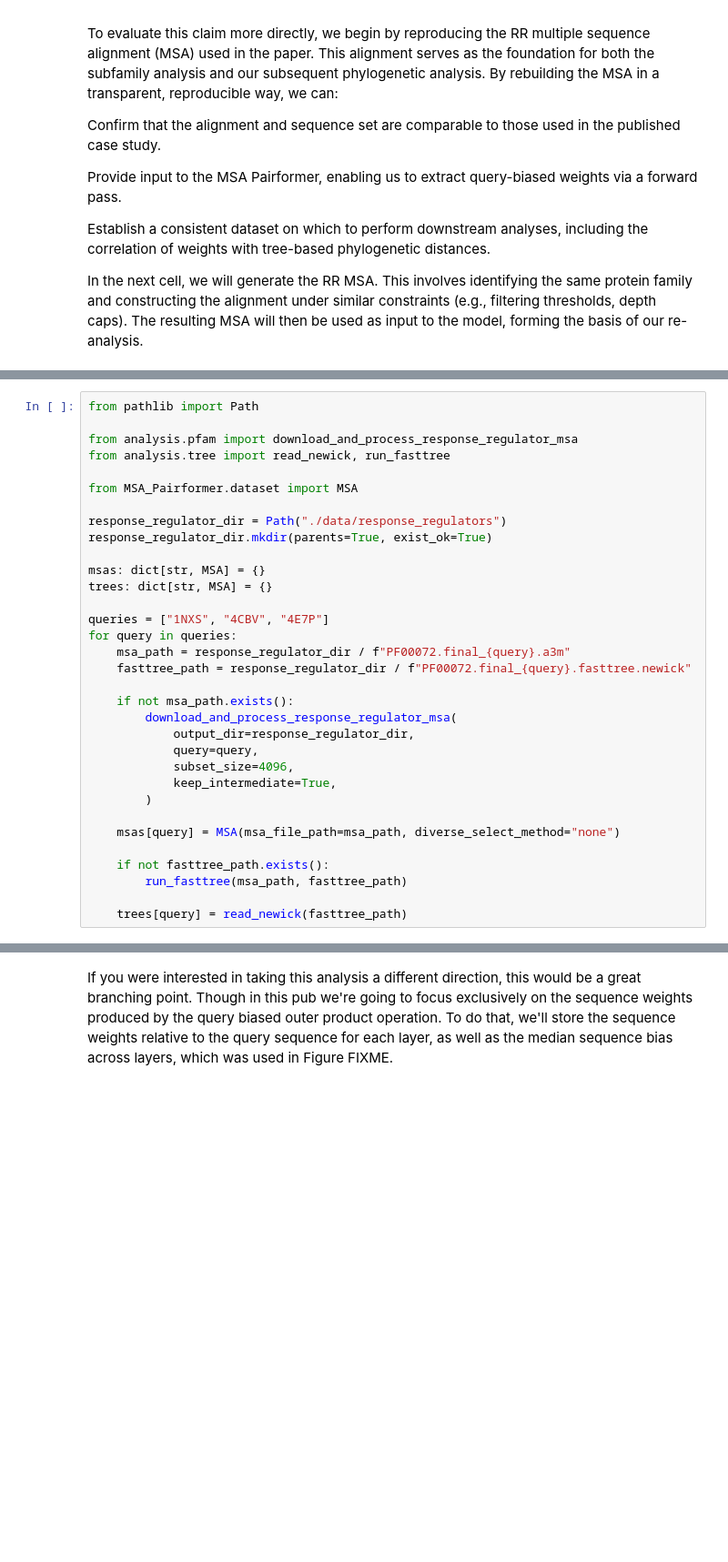
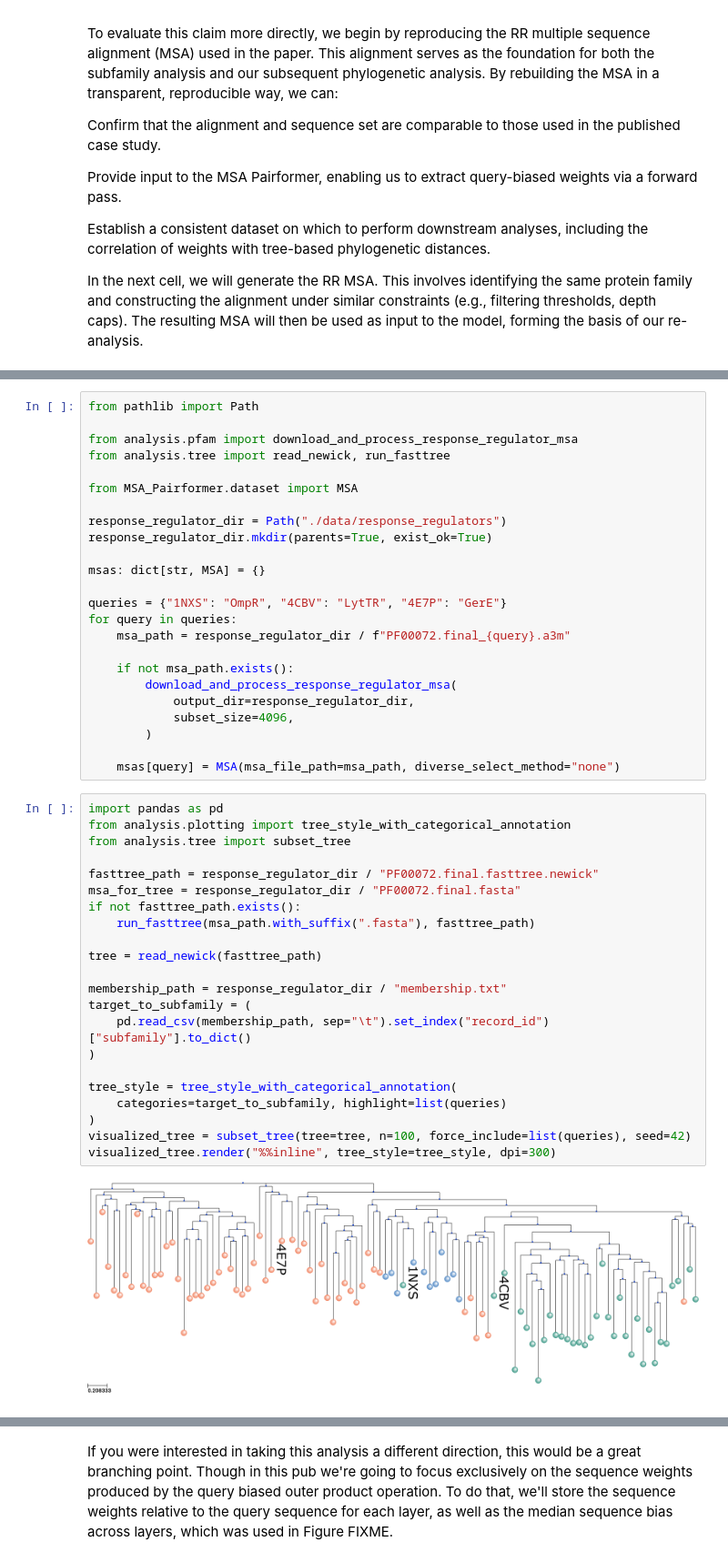
Before and after one commit to Arcadia-Science/2025-phylogenetic-analysis-of-msa-pairformer, a Jupyter notebook: index.ipynb, the cells around one changed output, grey strips where cells are left out. Shown at 91% size. Drawn from its saved outputs; the diff is of its cells as text; blank space fills up the shorter version.

```diff
--- a/index.ipynb
+++ b/index.ipynb
@@ -54,27 +60,42 @@ response_regulator_dir = Path("./data/response_regulators")
 response_regulator_dir.mkdir(parents=True, exist_ok=True)
 
 msas: dict[str, MSA] = {}
-trees: dict[str, MSA] = {}
 
-queries = ["1NXS", "4CBV", "4E7P"]
+queries = {"1NXS": "OmpR", "4CBV": "LytTR", "4E7P": "GerE"}
 for query in queries:
     msa_path = response_regulator_dir / f"PF00072.final_{query}.a3m"
-    fasttree_path = response_regulator_dir / f"PF00072.final_{query}.fasttree.newick"
 
     if not msa_path.exists():
         download_and_process_response_regulator_msa(
             output_dir=response_regulator_dir,
-            query=query,
             subset_size=4096,
-            keep_intermediate=True,
         )
 
     msas[query] = MSA(msa_file_path=msa_path, diverse_select_method="none")
-
-    if not fasttree_path.exists():
-        run_fasttree(msa_path, fasttree_path)
-
-    trees[query] = read_newick(fasttree_path)
+# %%
+import pandas as pd
+from analysis.plotting import tree_style_with_categorical_annotation
+from analysis.tree import subset_tree
+
+fasttree_path = response_regulator_dir / "PF00072.final.fasttree.newick"
+msa_for_tree = response_regulator_dir / "PF00072.final.fasta"
+if not fasttree_path.exists():
+    run_fasttree(msa_path.with_suffix(".fasta"), fasttree_path)
+
+tree = read_newick(fasttree_path)
+
+membership_path = response_regulator_dir / "membership.txt"
+target_to_subfamily = (
+    pd.read_csv(membership_path, sep="\t").set_index("record_id")["subfamily"].to_dict()
+)
+
+tree_style = tree_style_with_categorical_annotation(
+    categories=target_to_subfamily, highlight=list(queries)
+)
+visualized_tree = subset_tree(tree=tree, n=100, force_include=list(queries), seed=42)
+visualized_tree.render("%%inline", tree_style=tree_style, dpi=300)
+# %% [output]
+[figure, added]
 # %%
 from typing import Any
 
```
Also changed, not shown: parts of 5 cells of this notebook, 27 other files.
